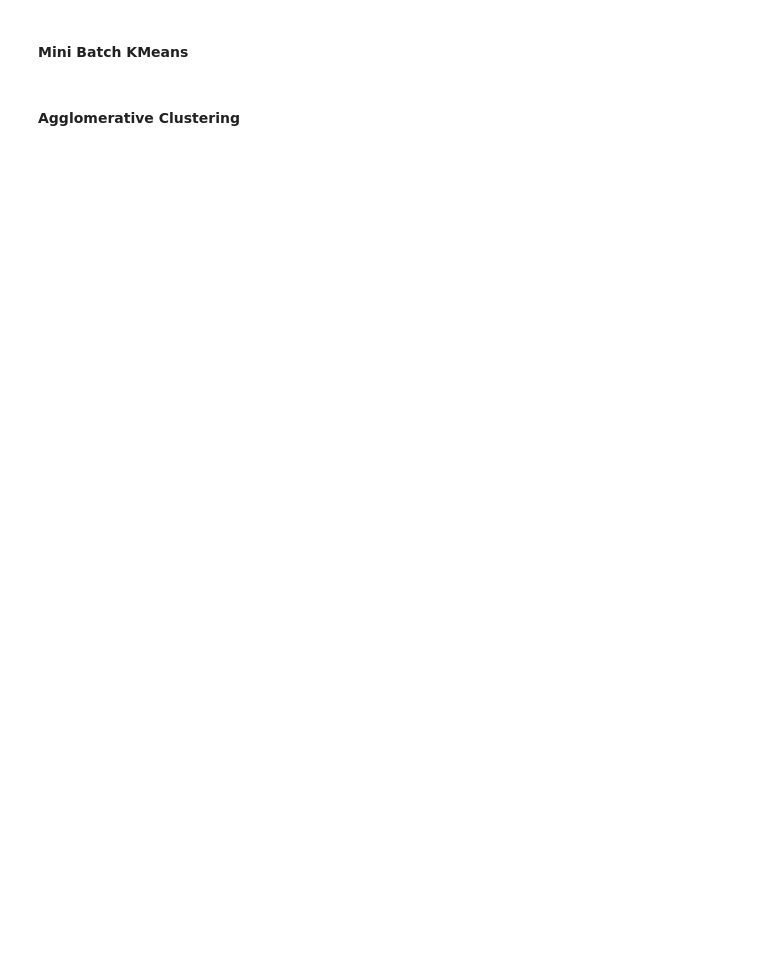
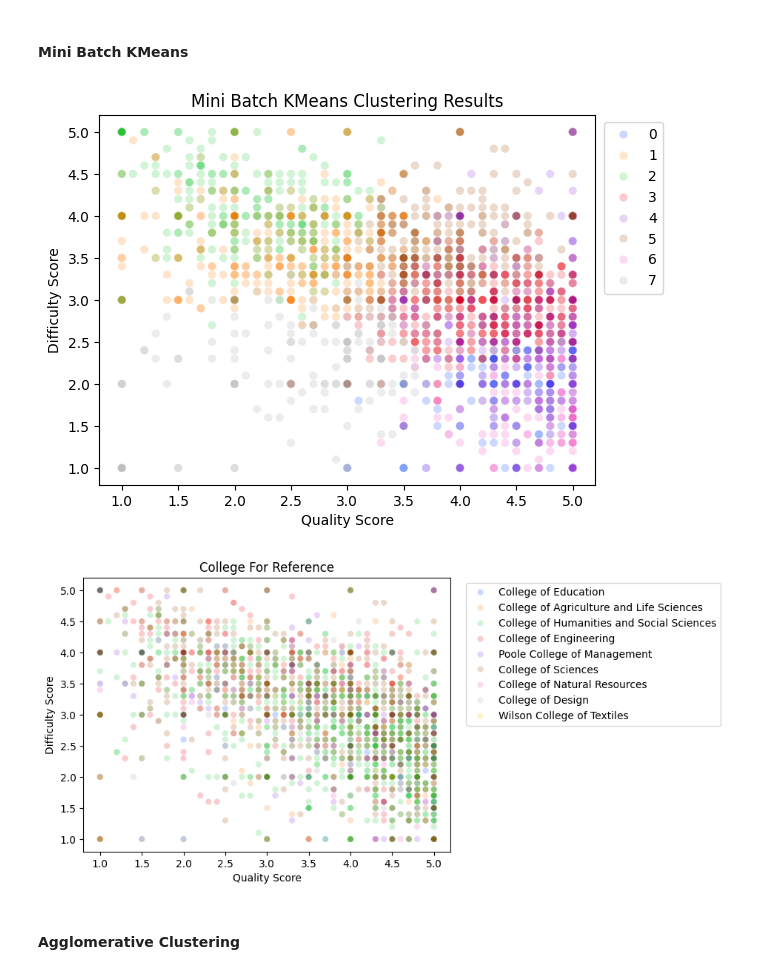
Before and after one commit to BrandonTroy/professor-clustering-analysis, a Jupyter notebook: pipeline.ipynb, the cells around one changed output. Cells and saved outputs as stored; diff of their text form; code cells hidden in the pictures; blank space fills up the shorter version.

```diff
--- a/pipeline.ipynb
+++ b/pipeline.ipynb
@@ -397,3 +464,24 @@ mb_kmeans_param_grid = {
+# %%
+# Run the Best Mini Batch KMeans Clustering Estimator
+best_mbkmeans = Pipeline([('scaler', StandardScaler()), ('mbkm', MiniBatchKMeans(random_state=random_seed))])
+output = best_mbkmeans.fit_predict(X)
+sns.scatterplot(x=X['Quality Score'], y=X['Difficulty Score'], hue=output, palette='bright', alpha=0.2)
+plt.legend(bbox_to_anchor=(1.15, 1), loc='upper right')
+plt.title("Mini Batch KMeans Clustering Results")
+plt.xlabel("Quality Score")
+plt.ylabel("Difficulty Score")
+plt.show()
+
+# Plot of Colleges For Reference
+sns.scatterplot(x=X['Quality Score'], y=X['Difficulty Score'], hue=y, palette='bright', alpha=0.2)
+plt.legend(bbox_to_anchor=(1.75, 1), loc='upper right')
+plt.title("College For Reference")
+plt.xlabel("Quality Score")
+plt.ylabel("Difficulty Score")
+plt.show()
+# %% [output]
+[figure, added]
+[figure, added]
 # %% [markdown]
 #### Agglomerative Clustering
 # %%
```
Also changed, not shown: parts of 10 cells of this notebook.
